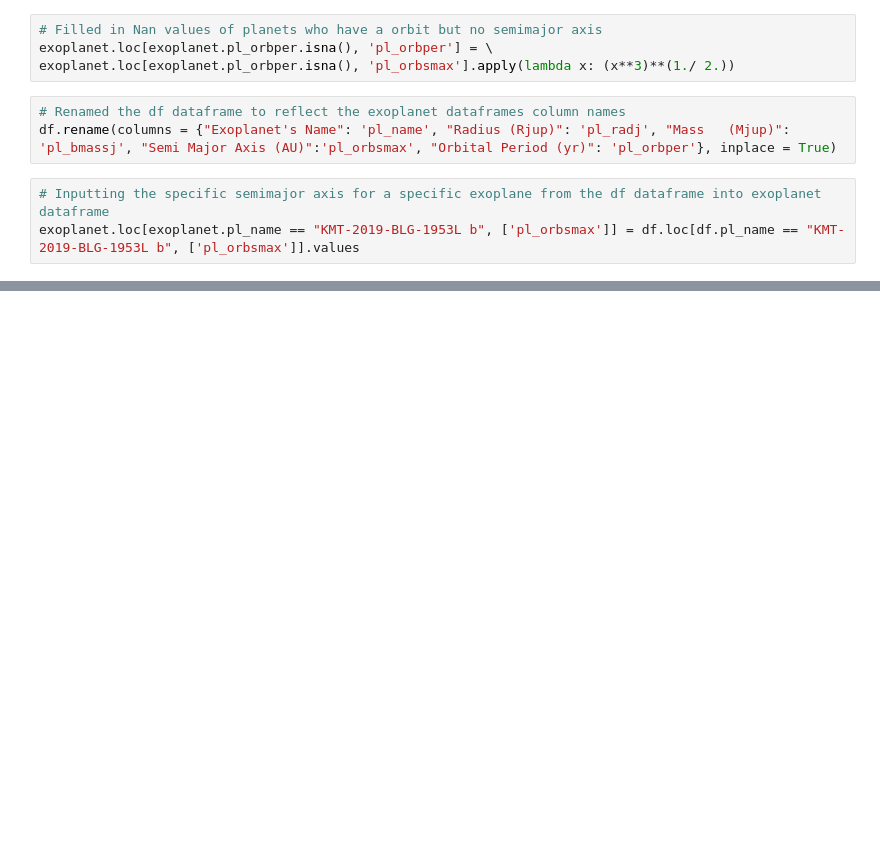
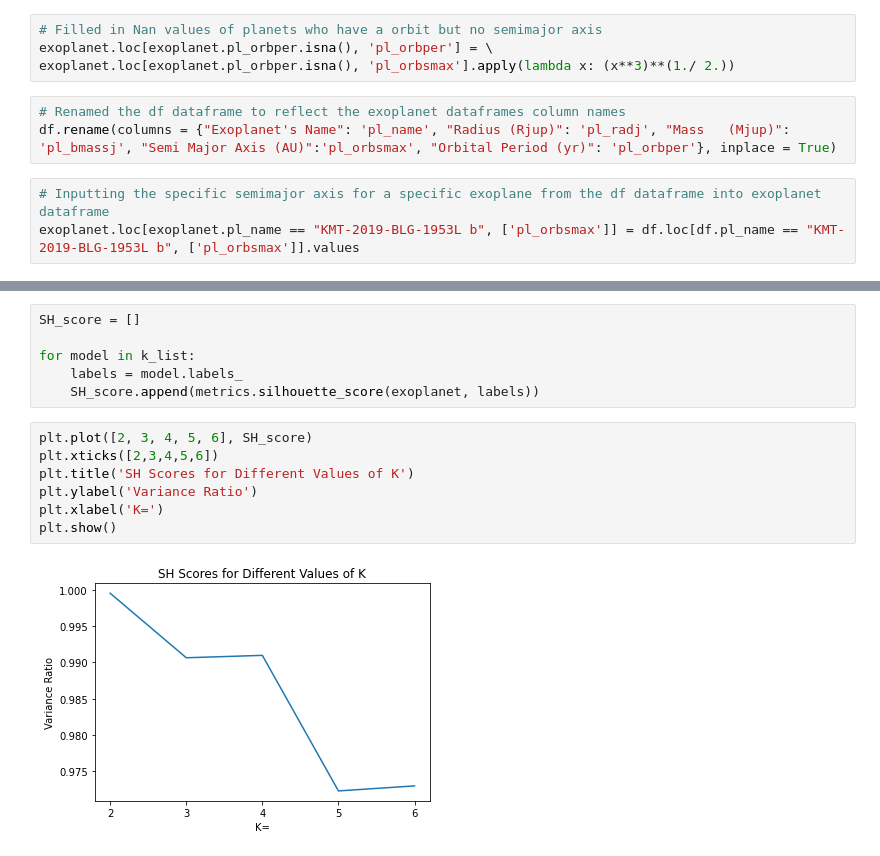
Before and after one commit to Astroraf/habitable_zone, a Jupyter notebook: notes:data/notebooks/Types_Planets.ipynb, the cells around one changed output, grey strips where cells are left out. Drawn from its saved outputs; the diff is of its cells as text; blank space fills up the shorter version.

```diff
--- a/notes:data/notebooks/Types_Planets.ipynb
+++ b/notes:data/notebooks/Types_Planets.ipynb
@@ -220,0 +245,15 @@ dtype: int64
+# %%
+SH_score = []
+
+for model in k_list:
+    labels = model.labels_
+    SH_score.append(metrics.silhouette_score(exoplanet, labels))
+# %%
+plt.plot([2, 3, 4, 5, 6], SH_score)
+plt.xticks([2,3,4,5,6])
+plt.title('SH Scores for Different Values of K')
+plt.ylabel('Variance Ratio')
+plt.xlabel('K=')
+plt.show()
+# %% [output]
+[figure, added]
```
Also changed, not shown: parts of 57 cells of this notebook, 3 other files.
